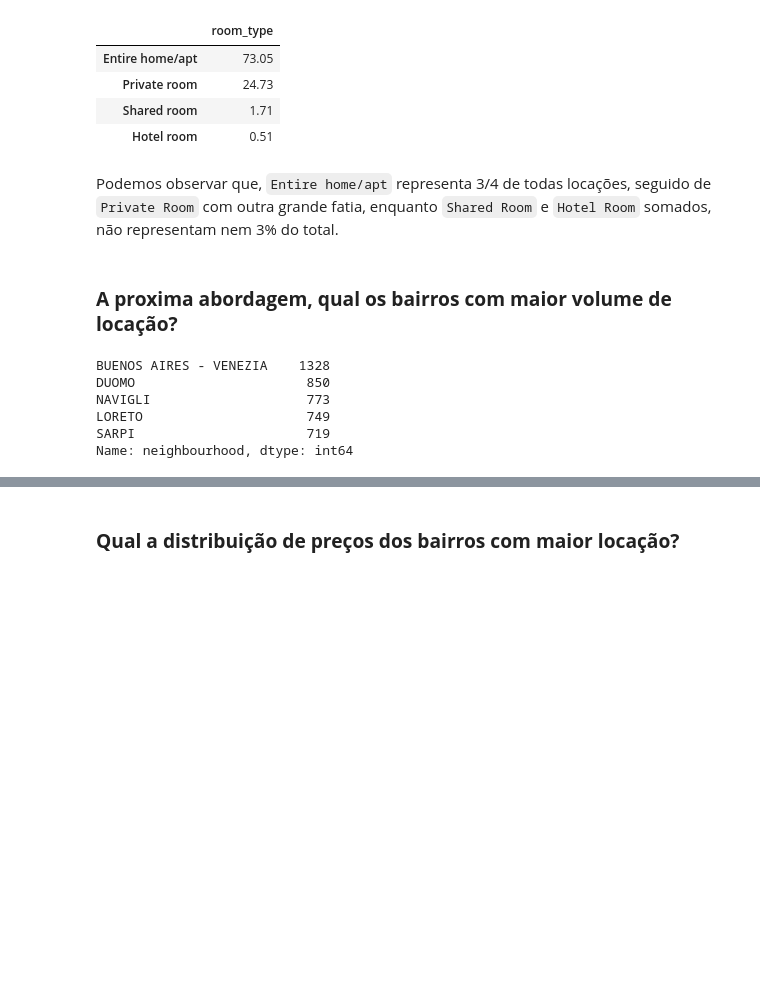
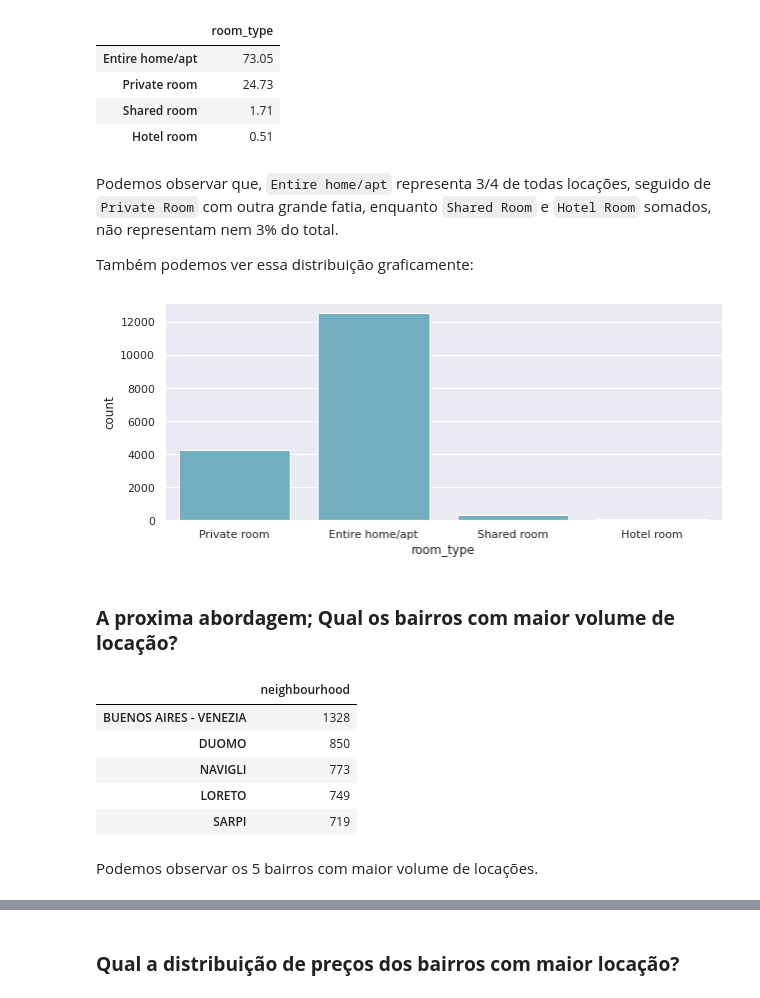
Before and after one commit to GiovanniSoares/Analise_Dados, a Jupyter notebook: Analisando_os_Dados_do_Airbnb_Milan_Italy.ipynb, the cells around one changed output, grey strips where cells are left out. Drawn from its saved outputs; the diff is of its cells as text; code cells hidden in the pictures; blank space fills up the shorter version.

```diff
--- a/Analisando_os_Dados_do_Airbnb_Milan_Italy.ipynb
+++ b/Analisando_os_Dados_do_Airbnb_Milan_Italy.ipynb
@@ -265,14 +279,24 @@ percent_room
 # %% [markdown]
 Podemos observar que, `Entire home/apt` representa 3/4 de todas locações, seguido de `Private Room` com outra grande fatia, enquanto
 `Shared Room` e `Hotel Room` somados, não representam nem 3% do total.
+
+Também podemos ver essa distribuição graficamente:
+# %%
+plt.figure(figsize=(10,4))
+sns.set_theme(style="darkgrid")
+ax = sns.countplot(x="room_type", color="c" , data=df_clean)
+# %% [output]
+[figure, added]
 # %% [markdown]
-### **A proxima abordagem, qual os bairros com maior volume de locação?**
+### **A proxima abordagem; Qual os bairros com maior volume de locação?**
 # %%
-df_clean['neighbourhood'].value_counts()[:5]
+pd.DataFrame(df_clean['neighbourhood'].value_counts()[:5])
 # %% [output]
-BUENOS AIRES - VENEZIA    1328
-DUOMO                      850
-NAVIGLI                    773
-LORETO                     749
-SARPI                      719
-Name: neighbourhood, dtype: int64
+|  | neighbourhood |
+| BUENOS AIRES - VENEZIA | 1328 |
+| DUOMO | 850 |
+| NAVIGLI | 773 |
+| LORETO | 749 |
+| SARPI | 719 |
+# %% [markdown]
+Podemos observar os 5 bairros com maior volume de locações.
```
Also changed, not shown: parts of 13 cells of this notebook.
